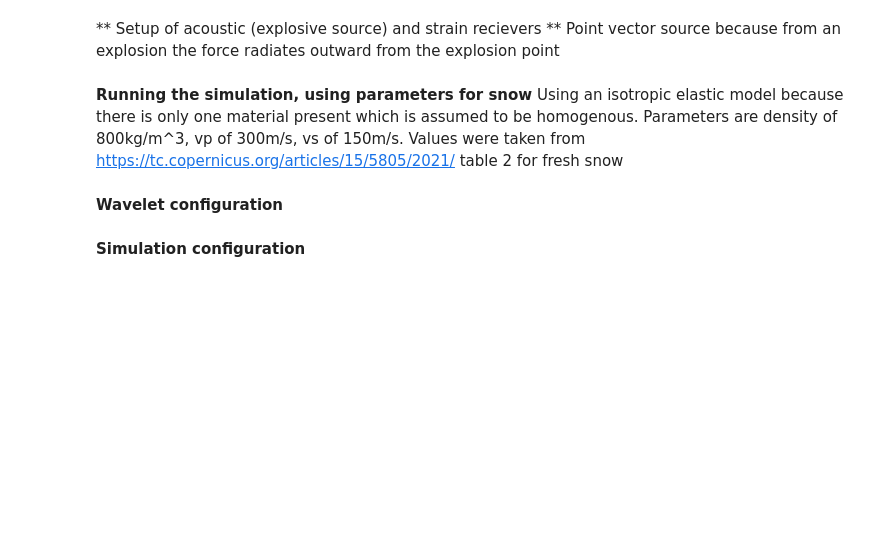
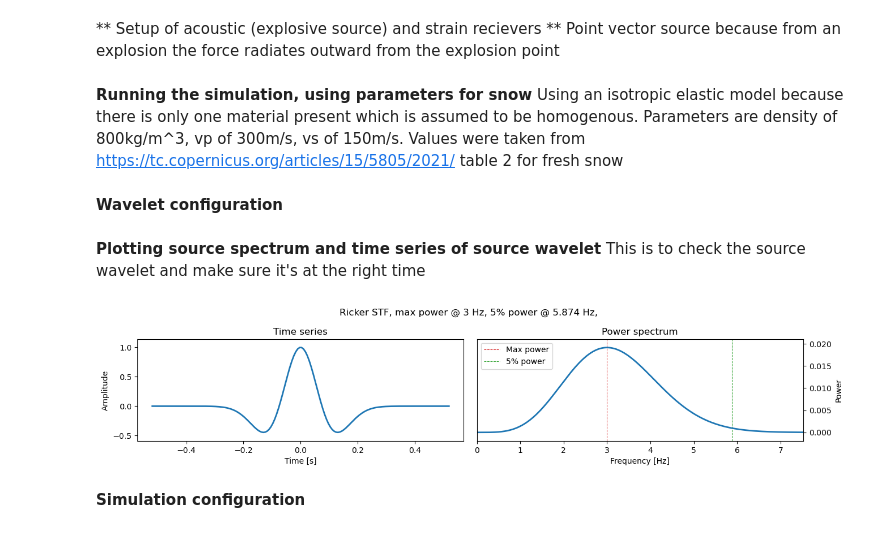
Before and after one commit to s-bachmann/researchmodule_agp, a Jupyter notebook: simulations/simulation_pure_acoustic.ipynb, the cells around one changed output. Drawn from its saved outputs; the diff is of its cells as text; code cells hidden in the pictures; blank space fills up the shorter version.

Commit message:
added todo list, changed source wavelet timing & plotted source time-series and spectrum, plotting traces with fixed y and varying x

```diff
--- a/simulations/simulation_pure_acoustic.ipynb
+++ b/simulations/simulation_pure_acoustic.ipynb
@@ -74,12 +85,20 @@ mc = sn.ModelConfiguration(
 **Wavelet configuration**
 # %%
 ec = sn.EventConfiguration(
-    wavelet=sn.simple_config.stf.Ricker(center_frequency=14.5), # Center frequency is dependend on sourcve
+    wavelet=sn.simple_config.stf.Ricker(center_frequency=3), # Center frequency is dependend on sourcve
     waveform_simulation_configuration=sn.WaveformSimulationConfiguration(
-        start_time_in_seconds=-0.1,
-        end_time_in_seconds=0.6,
+        start_time_in_seconds=-0.5,
+        end_time_in_seconds=1,
     ),
 )
+# %% [markdown]
+**Plotting source spectrum and time series of source wavelet**
+This is to check the source wavelet and make sure it's at the right time
+# %%
+# Plotting source wavelet spectrum and time series usingh salvus function from. tutorial 1
+ec.wavelet.plot()
+# %% [output]
+[figure, added]
 # %% [markdown]
 **Simulation configuration**
 # %%
```
Also changed, not shown: parts of 11 cells of this notebook.
